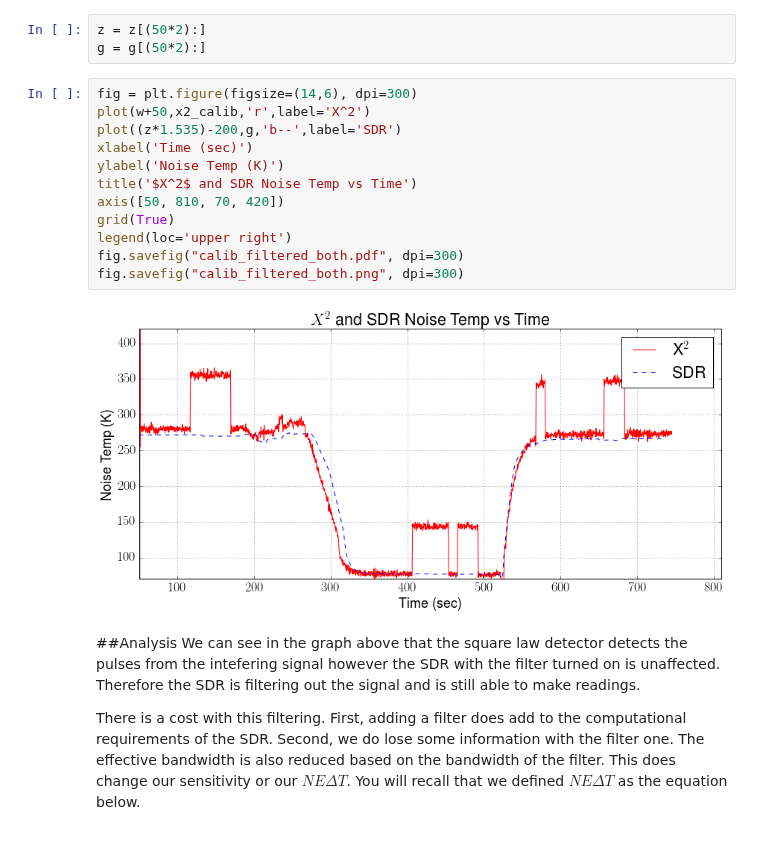
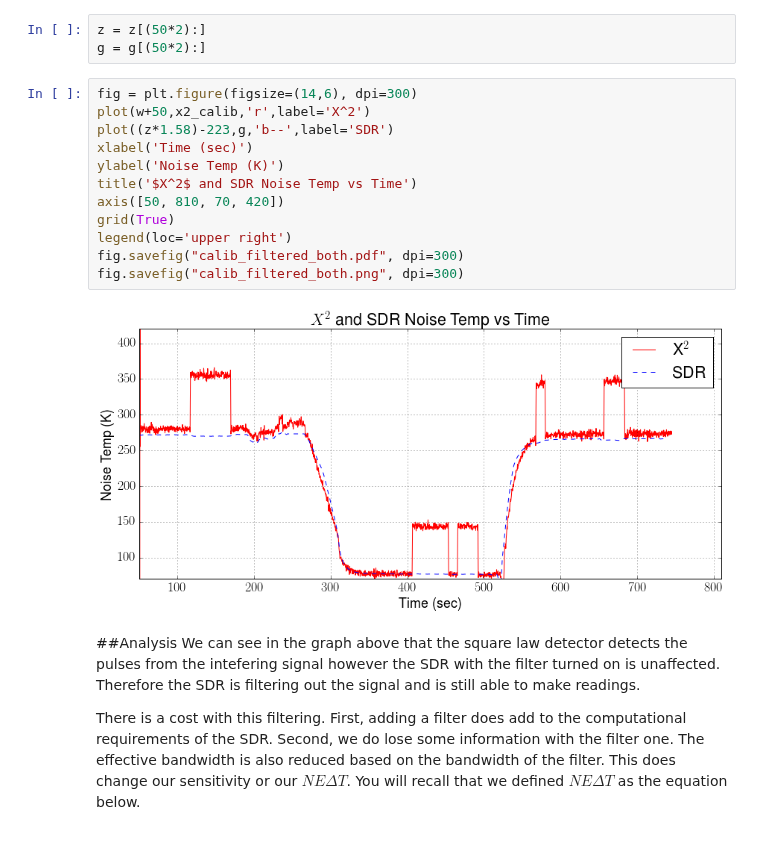
Before and after one commit to matgyver/Radiometer-SDR-Thesis, a Jupyter notebook: Experiments/Exp4/radiometer_experiment_4.ipynb, the cells around one changed output. Cells and saved outputs as stored; diff of their text form.

Commit message:
Added information to chapter 4
Added graphs generated from Experiment 5.  Resolves issue #47

```diff
--- a/Experiments/Exp4/radiometer_experiment_4.ipynb
+++ b/Experiments/Exp4/radiometer_experiment_4.ipynb
@@ -402,17 +402,17 @@ g = g[(50*2):]
 # %%
 fig = plt.figure(figsize=(14,6), dpi=300)
 plot(w+50,x2_calib,'r',label='X^2')
-plot((z*1.535)-200,g,'b--',label='SDR')
+plot((z*1.58)-223,g,'b--',label='SDR')
 xlabel('Time (sec)')
 ylabel('Noise Temp (K)')
 title('$X^2$ and SDR Noise Temp vs Time')
 axis([50, 810, 70, 420])
 grid(True)
 legend(loc='upper right')
 fig.savefig("calib_filtered_both.pdf", dpi=300)
 fig.savefig("calib_filtered_both.png", dpi=300)
 # %% [output]
-[figure, old version]
+[figure, new version]
 # %% [markdown]
 ##Analysis
 We can see in the graph above that the square law detector detects the pulses from the intefering signal however the SDR with the filter turned on is unaffected.  Therefore the SDR is filtering out the signal and is still able to make readings.
```
Also changed, not shown: parts of 2 cells of this notebook, 23 other files.
